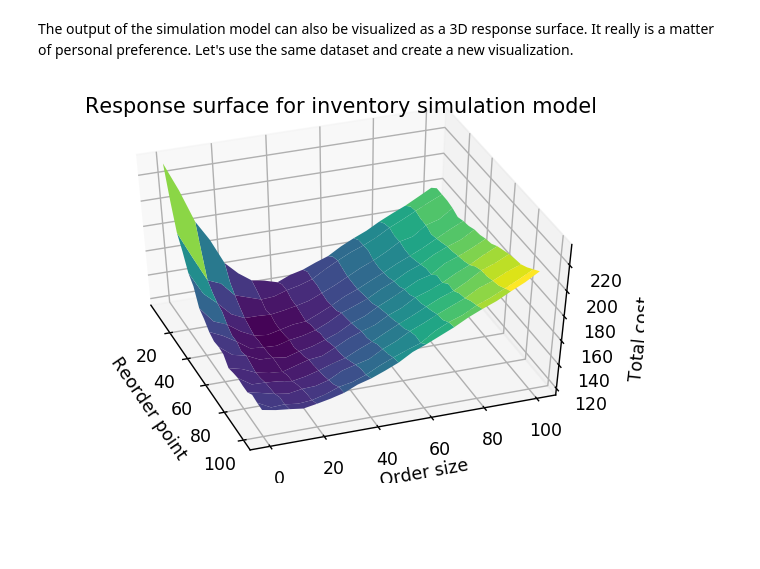
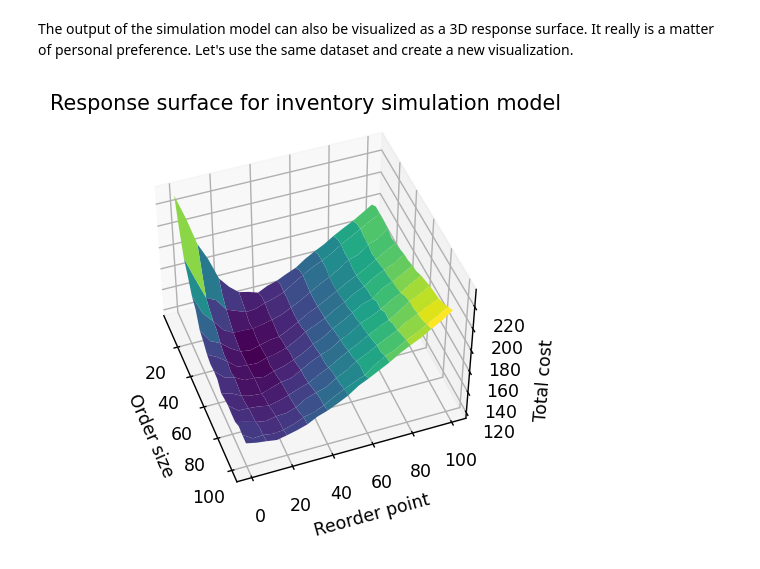
Before and after one commit to Arthurbdt/inventory-simulation, a Jupyter notebook: output_analysis.ipynb, the cells around one changed output. Drawn from its saved outputs; the diff is of its cells as text; code cells hidden in the pictures; blank space fills up the shorter version.

```diff
--- a/output_analysis.ipynb
+++ b/output_analysis.ipynb
@@ -239,16 +348,16 @@ The output of the simulation model can also be visualized as a 3D response surfa
 # %%
 from mpl_toolkits import mplot3d
 
 # generate response surface
 fig = plt.figure(dpi = 125)
 ax = plt.axes(projection='3d')
 ax.plot_surface(Xi, Yi, Z,
                 rstride=2 , cstride=2,
                 cmap='viridis', edgecolor = 'none')
 ax.set_title('Response surface for inventory simulation model')
-ax.set_xlabel('Reorder point')
-ax.set_ylabel('Order size')
+ax.set_xlabel('Order size')
+ax.set_ylabel('Reorder point')
 ax.set_zlabel('Total cost')
 ax.view_init(45, -20)
 # %% [output]
-[figure, old version]
+[figure, new version]
```
Also changed, not shown: parts of 28 cells of this notebook, 3 other files.
